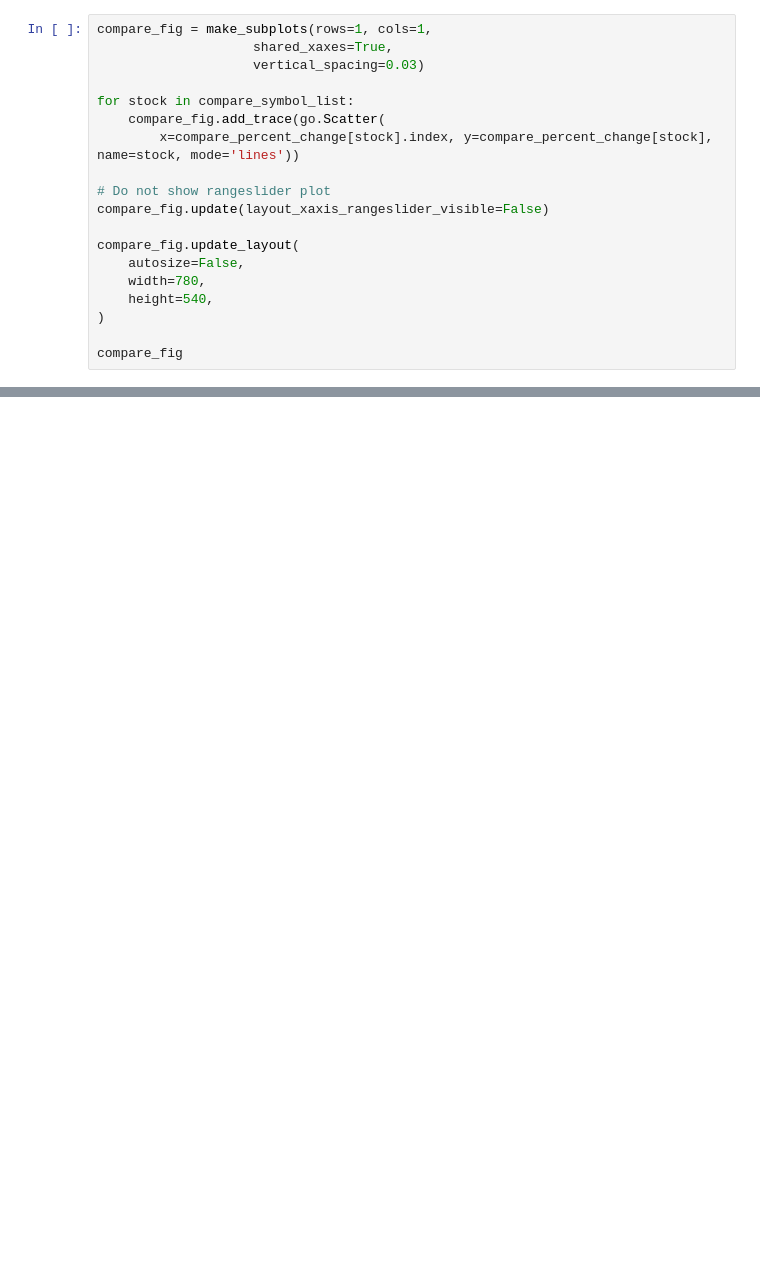
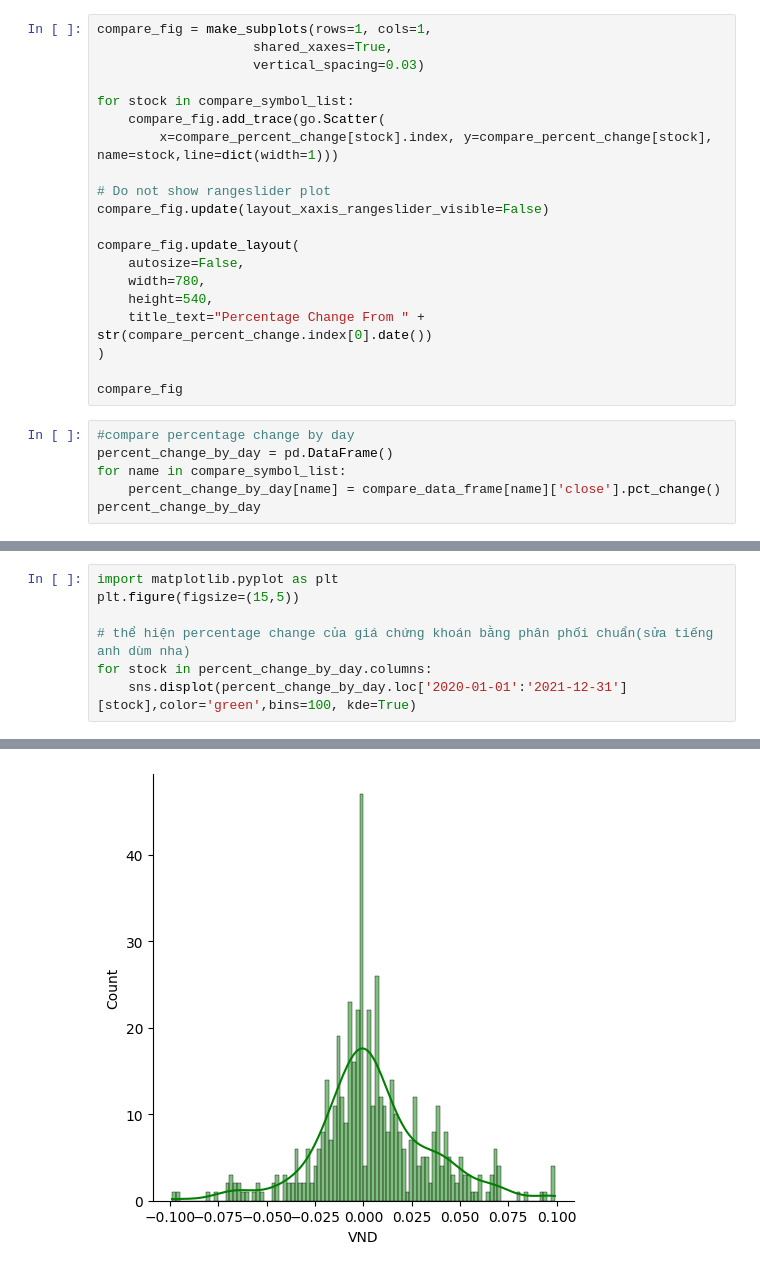
Before and after one commit to truongthinh118/visualize_stock_chart, a Jupyter notebook: visualization_notebook.ipynb, the cells around one changed output, grey strips where cells are left out. Drawn from its saved outputs; the diff is of its cells as text; blank space fills up the shorter version.

```diff
--- a/visualization_notebook.ipynb
+++ b/visualization_notebook.ipynb
@@ -199,7 +189,7 @@ compare_fig = make_subplots(rows=1, cols=1,
 
 for stock in compare_symbol_list:
     compare_fig.add_trace(go.Scatter(
-        x=compare_percent_change[stock].index, y=compare_percent_change[stock], name=stock, mode='lines'))
+        x=compare_percent_change[stock].index, y=compare_percent_change[stock], name=stock,line=dict(width=1)))
 
 # Do not show rangeslider plot
 compare_fig.update(layout_xaxis_rangeslider_visible=False)
@@ -208,6 +198,13 @@ compare_fig.update_layout(
     autosize=False,
     width=780,
     height=540,
+    title_text="Percentage Change From " + str(compare_percent_change.index[0].date())
 )
 
 compare_fig
+# %%
+#compare percentage change by day
+percent_change_by_day = pd.DataFrame()
+for name in compare_symbol_list:
+    percent_change_by_day[name] = compare_data_frame[name]['close'].pct_change()
+percent_change_by_day
@@ -213,0 +262,8 @@ compare_fig
+# %%
+import matplotlib.pyplot as plt
+plt.figure(figsize=(15,5))
+
+# thể hiện percentage change của giá chứng khoán bằng phân phối chuẩn(sửa tiếng anh dùm nha)
+for stock in percent_change_by_day.columns:
+    sns.displot(percent_change_by_day.loc['2020-01-01':'2021-12-31'][stock],color='green',bins=100, kde=True)
+# %% [output]
@@ -213,0 +271 @@ compare_fig
+[figure, added]
```
Also changed, not shown: parts of 18 cells of this notebook, 1 other file.
